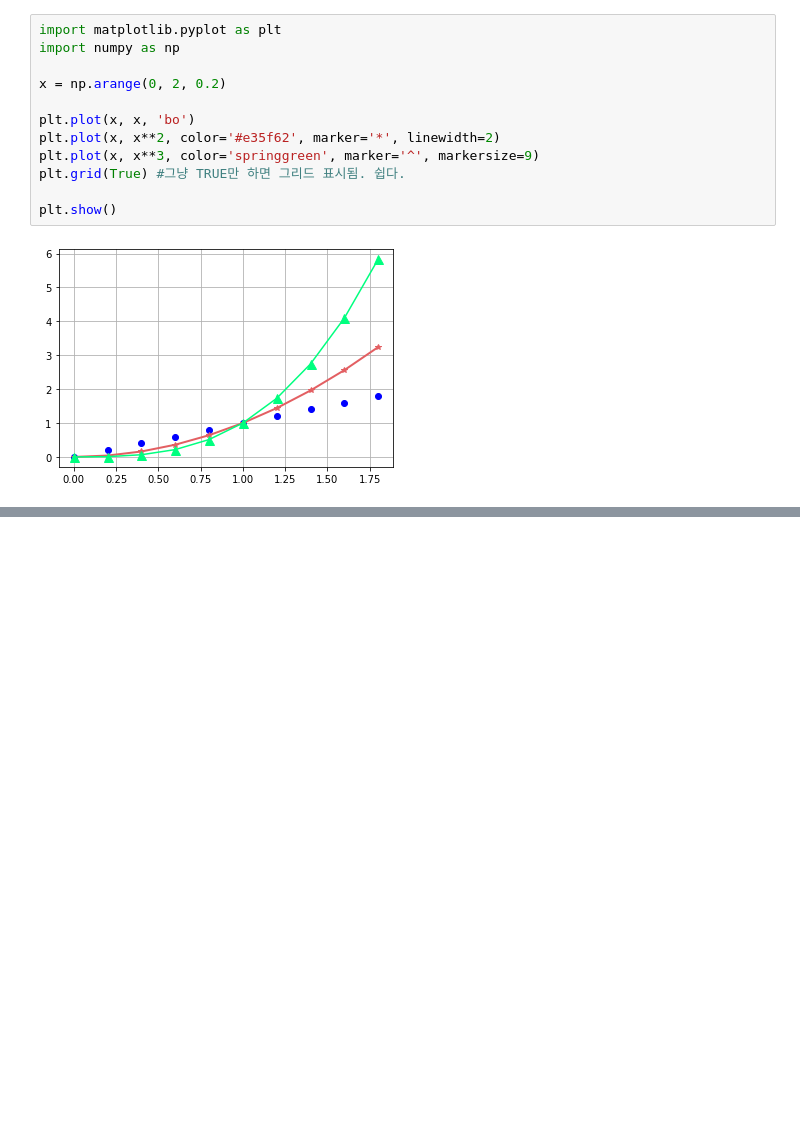
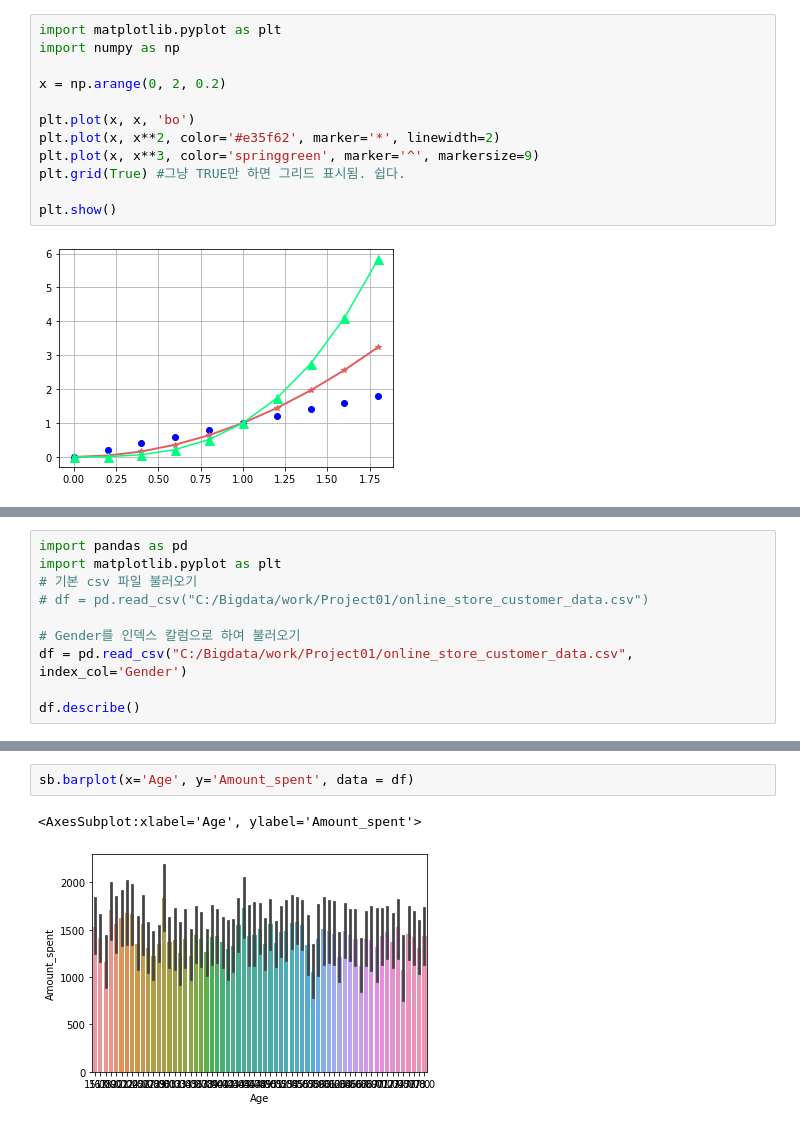
Before and after one commit to Chazz-G6/BigdataProf, a Jupyter notebook: Project01/visualization.ipynb, the cells around one changed output, grey strips where cells are left out. Cells and saved outputs as stored; diff of their text form; blank space fills up the shorter version.

```diff
--- a/Project01/visualization.ipynb
+++ b/Project01/visualization.ipynb
@@ -340,0 +356,10 @@ plt.show()
+# %%
+import pandas as pd
+import matplotlib.pyplot as plt
+# 기본 csv 파일 불러오기
+# df = pd.read_csv("C:/Bigdata/work/Project01/online_store_customer_data.csv")
+
+# Gender를 인덱스 칼럼으로 하여 불러오기
+df = pd.read_csv("C:/Bigdata/work/Project01/online_store_customer_data.csv", index_col='Gender')
+
+df.describe()
@@ -340,0 +400,5 @@ plt.show()
+# %%
+sb.barplot(x='Age', y='Amount_spent', data = df)
+# %% [output]
+<AxesSubplot:xlabel='Age', ylabel='Amount_spent'>
+[figure, added]
```
Also changed, not shown: parts of 17 cells of this notebook.
